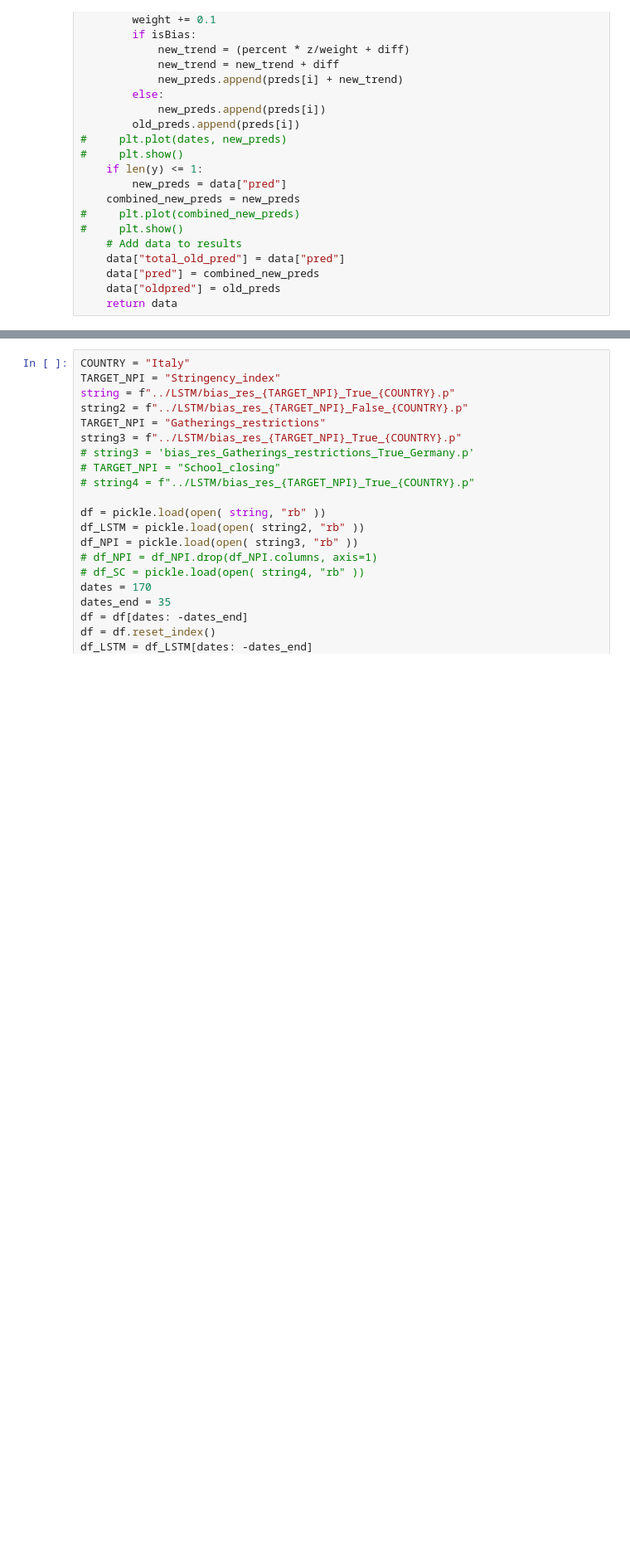
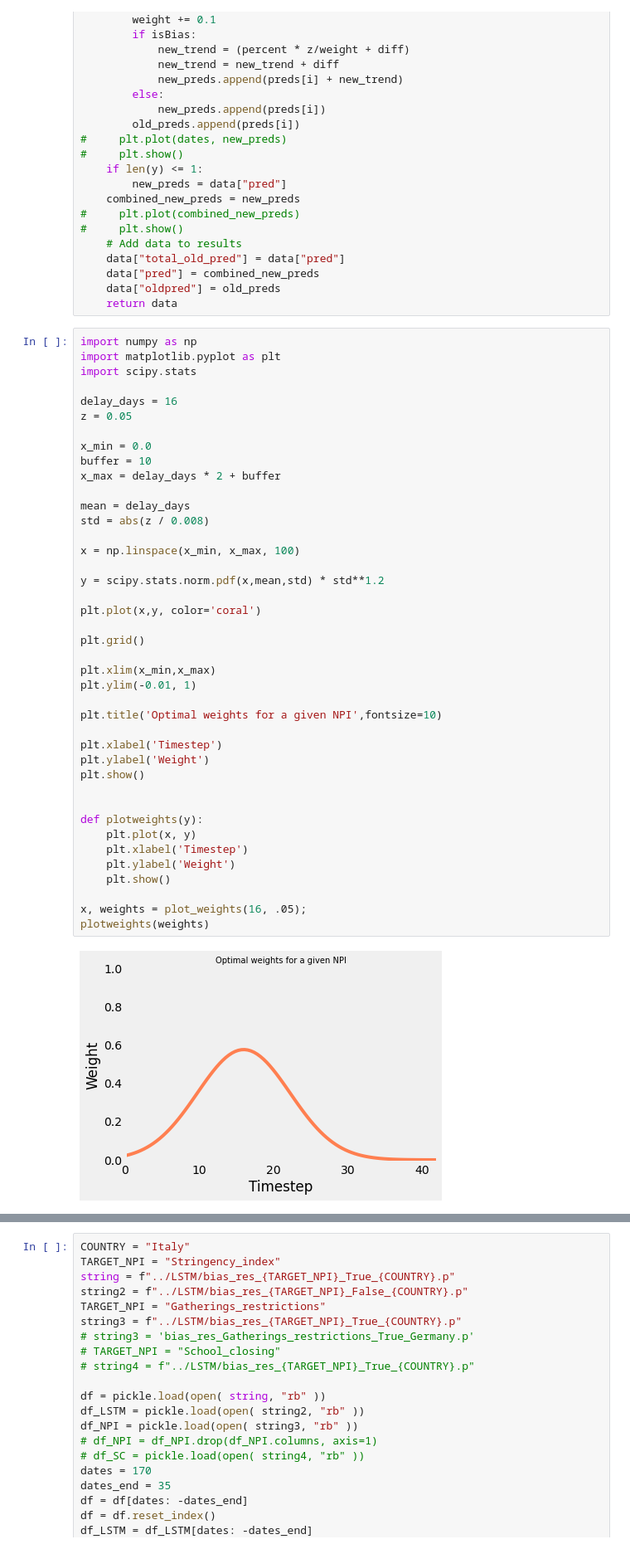
Before and after one commit to rebeccadavidsson/SIR_LSTM, a Jupyter notebook: SIR/Hybrid_script.ipynb, the cells around one changed output, grey strips where cells are left out. Shown at 83% size. Drawn from its saved outputs; the diff is of its cells as text; blank space fills up the shorter version.

```diff
--- a/SIR/Hybrid_script.ipynb
+++ b/SIR/Hybrid_script.ipynb
@@ -117,3 +205,46 @@ def add_bias(results, BIAS, isBias=True):
     data["pred"] = combined_new_preds
     data["oldpred"] = old_preds
     return data
+# %%
+import numpy as np
+import matplotlib.pyplot as plt
+import scipy.stats
+
+delay_days = 16
+z = 0.05
+
+x_min = 0.0
+buffer = 10
+x_max = delay_days * 2 + buffer
+
+mean = delay_days
+std = abs(z / 0.008)
+
+x = np.linspace(x_min, x_max, 100)
+
+y = scipy.stats.norm.pdf(x,mean,std) * std**1.2
+
+plt.plot(x,y, color='coral')
+
+plt.grid()
+
+plt.xlim(x_min,x_max)
+plt.ylim(-0.01, 1)
+
+plt.title('Optimal weights for a given NPI',fontsize=10)
+
+plt.xlabel('Timestep')
+plt.ylabel('Weight')
+plt.show()
+
+
+def plotweights(y):
+    plt.plot(x, y)
+    plt.xlabel('Timestep')
+    plt.ylabel('Weight')
+    plt.show()
+
+x, weights = plot_weights(16, .05);
+plotweights(weights)
+# %% [output]
+[figure, added]
```
Also changed, not shown: parts of 10 cells of this notebook, 47 other files.
